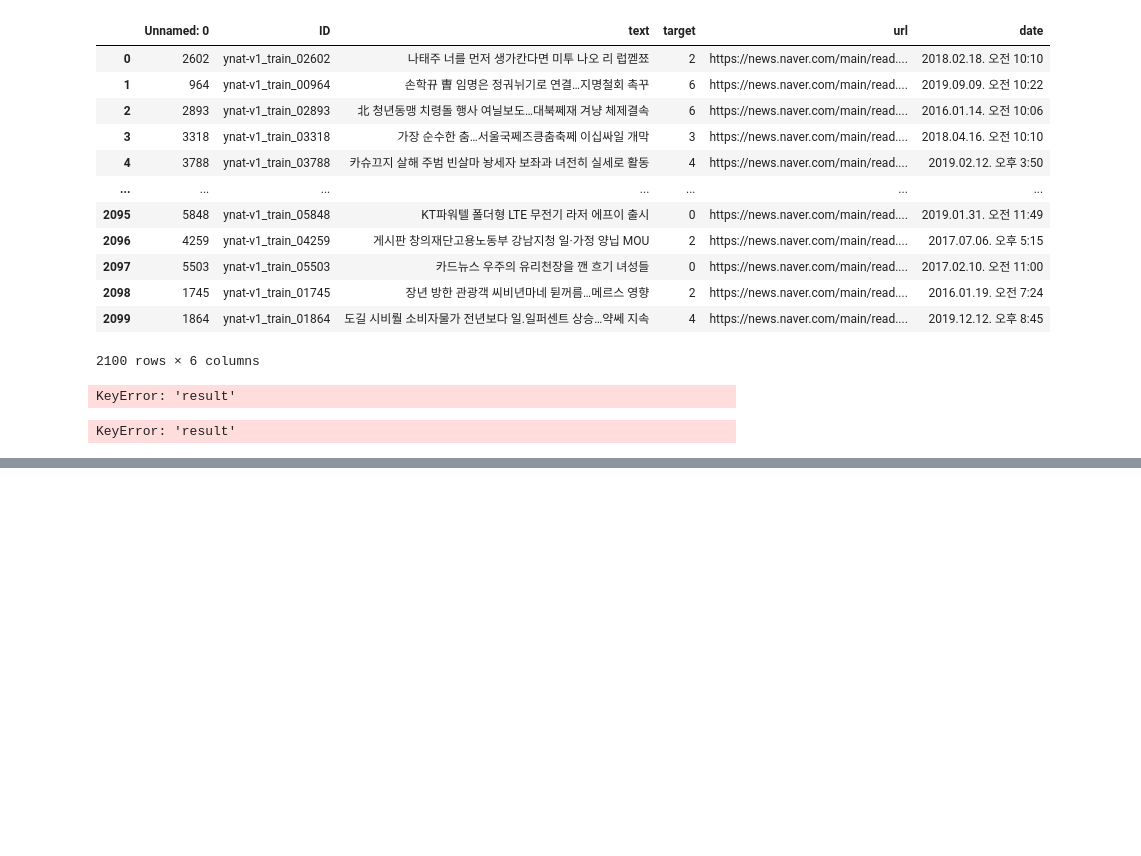
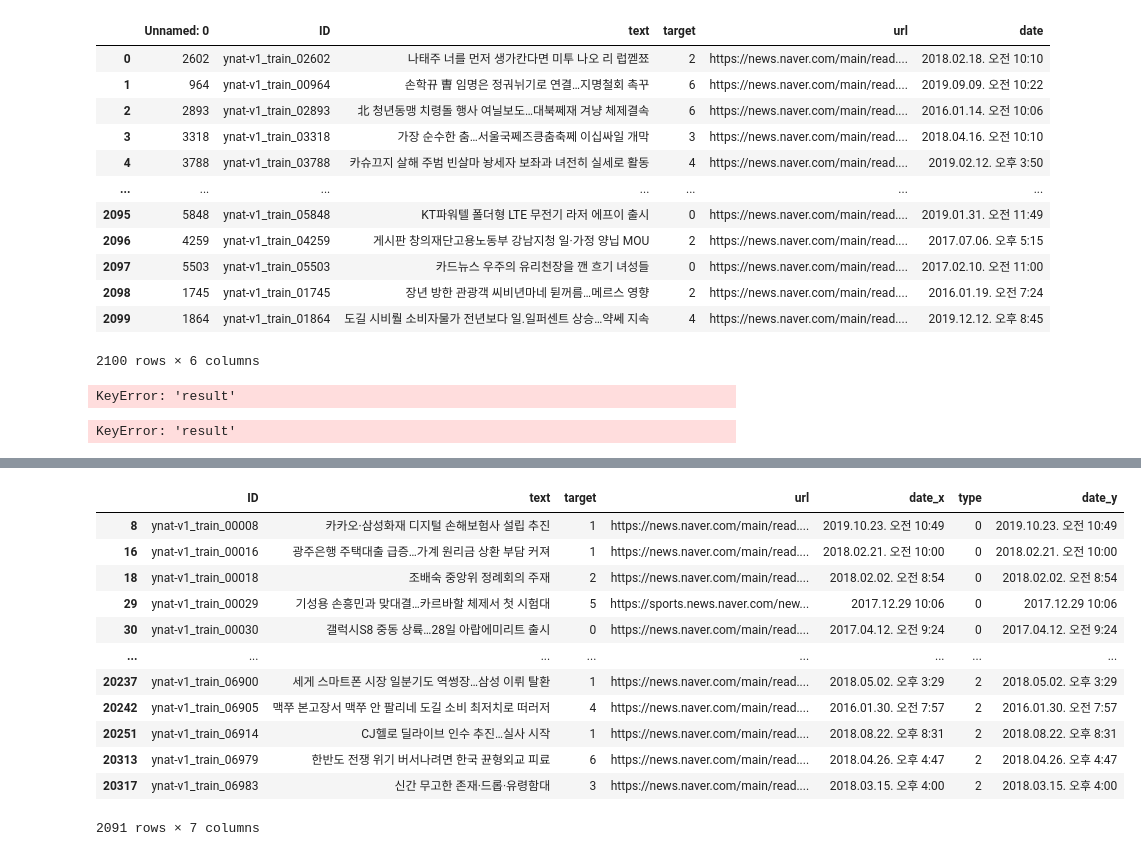
Before and after one commit to SangGank/bc_project3, a Jupyter notebook: analysis/g2p.ipynb, the cells around one changed output, grey strips where cells are left out. Cells and saved outputs as stored; diff of their text form; code cells hidden in the pictures; blank space fills up the shorter version.

```diff
--- a/analysis/g2p.ipynb
+++ b/analysis/g2p.ipynb
@@ -95,0 +166,16 @@ KeyError: 'result'
+# %%
+x[~x.date_y.isna()]
+# %% [output]
+|  | ID | text | target | url | date_x | type | date_y |
+| 8 | ynat-v1_train_00008 | 카카오·삼성화재 디지털 손해보험사 설립 추진 | 1 | https://news.naver.com/main/read.... | 2019.10.23. 오전 10:49 | 0 | 2019.10.23. 오전 10:49 |
+| 16 | ynat-v1_train_00016 | 광주은행 주택대출 급증…가계 원리금 상환 부담 커져 | 1 | https://news.naver.com/main/read.... | 2018.02.21. 오전 10:00 | 0 | 2018.02.21. 오전 10:00 |
+| 18 | ynat-v1_train_00018 | 조배숙 중앙위 정례회의 주재 | 2 | https://news.naver.com/main/read.... | 2018.02.02. 오전 8:54 | 0 | 2018.02.02. 오전 8:54 |
+| 29 | ynat-v1_train_00029 | 기성용 손흥민과 맞대결…카르바할 체제서 첫 시험대 | 5 | https://sports.news.naver.com/new... | 2017.12.29 10:06 | 0 | 2017.12.29 10:06 |
+| 30 | ynat-v1_train_00030 | 갤럭시S8 중동 상륙…28일 아랍에미리트 출시 | 0 | https://news.naver.com/main/read.... | 2017.04.12. 오전 9:24 | 0 | 2017.04.12. 오전 9:24 |
+| ... | ... | ... | ... | ... | ... | ... | ... |
+| 20237 | ynat-v1_train_06900 | 세게 스마트폰 시장 일분기도 역썽장…삼성 이뤼 탈환 | 1 | https://news.naver.com/main/read.... | 2018.05.02. 오후 3:29 | 2 | 2018.05.02. 오후 3:29 |
+| 20242 | ynat-v1_train_06905 | 맥쭈 본고장서 맥쭈 안 팔리네 도길 소비 최저치로 떠러저 | 4 | https://news.naver.com/main/read.... | 2016.01.30. 오전 7:57 | 2 | 2016.01.30. 오전 7:57 |
+| 20251 | ynat-v1_train_06914 | CJ헬로 딜라이브 인수 추진…실사 시작 | 1 | https://news.naver.com/main/read.... | 2018.08.22. 오후 8:31 | 2 | 2018.08.22. 오후 8:31 |
+| 20313 | ynat-v1_train_06979 | 한반도 전쟁 위기 버서나려면 한국 뀬형외교 피료 | 6 | https://news.naver.com/main/read.... | 2018.04.26. 오후 4:47 | 2 | 2018.04.26. 오후 4:47 |
+| 20317 | ynat-v1_train_06983 | 신간 무고한 존재·드롭·유령함대 | 3 | https://news.naver.com/main/read.... | 2018.03.15. 오후 4:00 | 2 | 2018.03.15. 오후 4:00 |
+2091 rows × 7 columns
```
Also changed, not shown: parts of 13 cells of this notebook, 10 other files.
